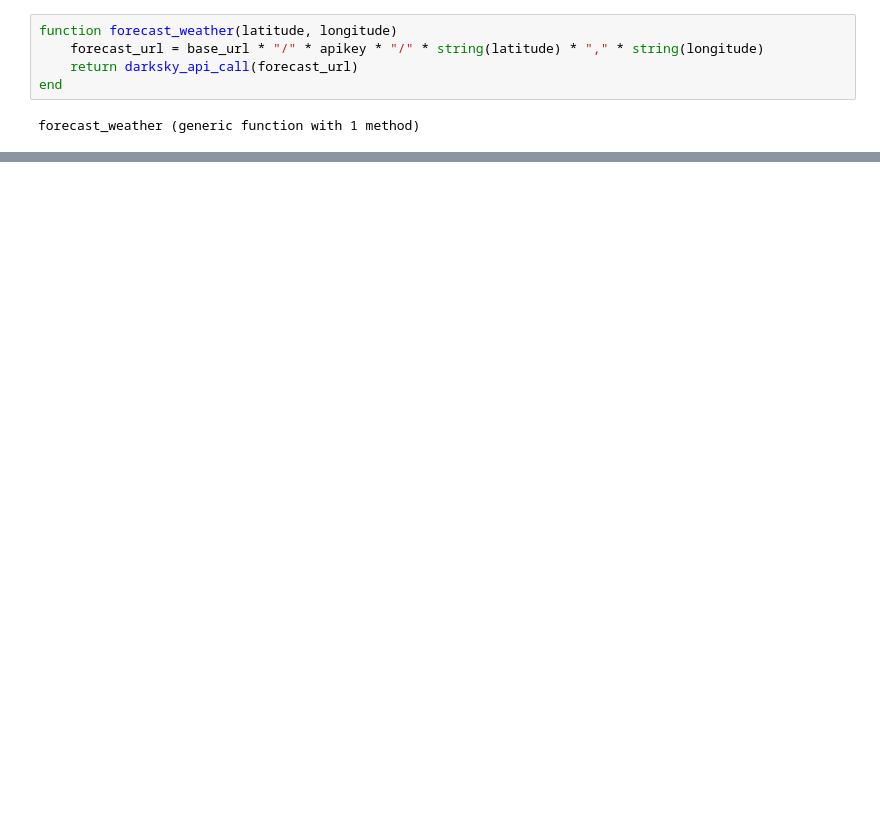
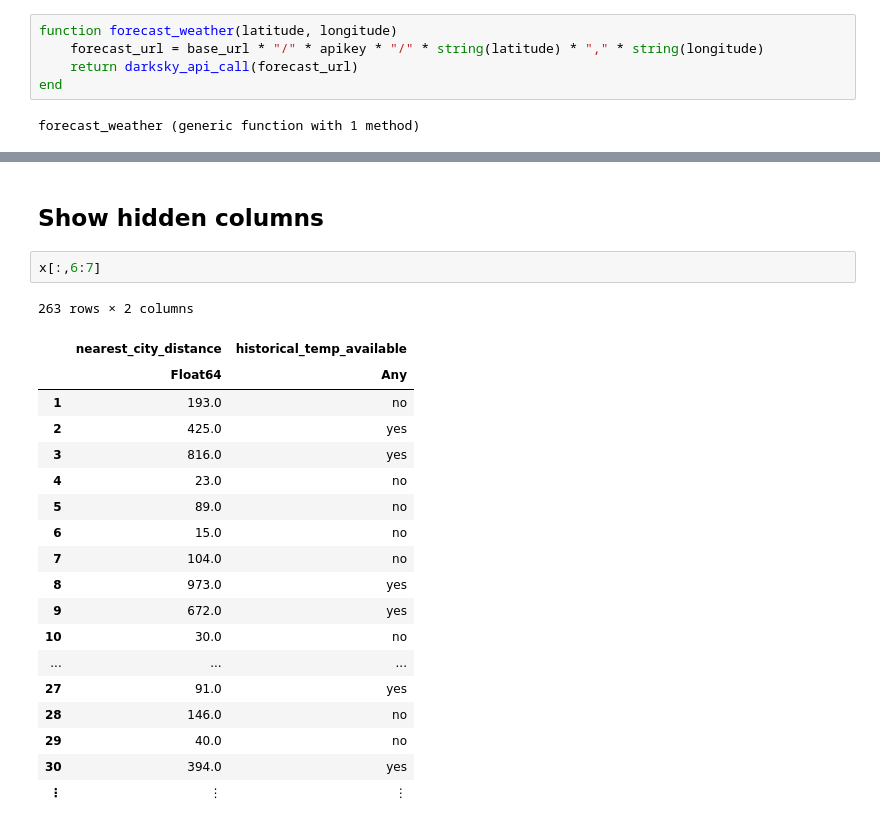
Before and after one commit to tzunun/iono2, a Jupyter notebook: julia_scripts/julia_get_weather_data.ipynb, the cells around one changed output, grey strips where cells are left out. Cells and saved outputs as stored; diff of their text form; blank space fills up the shorter version.

```diff
--- a/julia_scripts/julia_get_weather_data.ipynb
+++ b/julia_scripts/julia_get_weather_data.ipynb
@@ -264,0 +256,24 @@ end
+# %% [markdown]
+## Show hidden columns
+# %%
+x[:,6:7]
+# %% [output]
+263 rows × 2 columns
+|  | nearest_city_distance | historical_temp_available |
+|  | Float64 | Any |
+| 1 | 193.0 | no |
+| 2 | 425.0 | yes |
+| 3 | 816.0 | yes |
+| 4 | 23.0 | no |
+| 5 | 89.0 | no |
+| 6 | 15.0 | no |
+| 7 | 104.0 | no |
+| 8 | 973.0 | yes |
+| 9 | 672.0 | yes |
+| 10 | 30.0 | no |
+| ... | ... | ... |
+| 27 | 91.0 | yes |
+| 28 | 146.0 | no |
+| 29 | 40.0 | no |
+| 30 | 394.0 | yes |
+| ⋮ | ⋮ | ⋮ |
```
Also changed, not shown: parts of 28 cells of this notebook.
